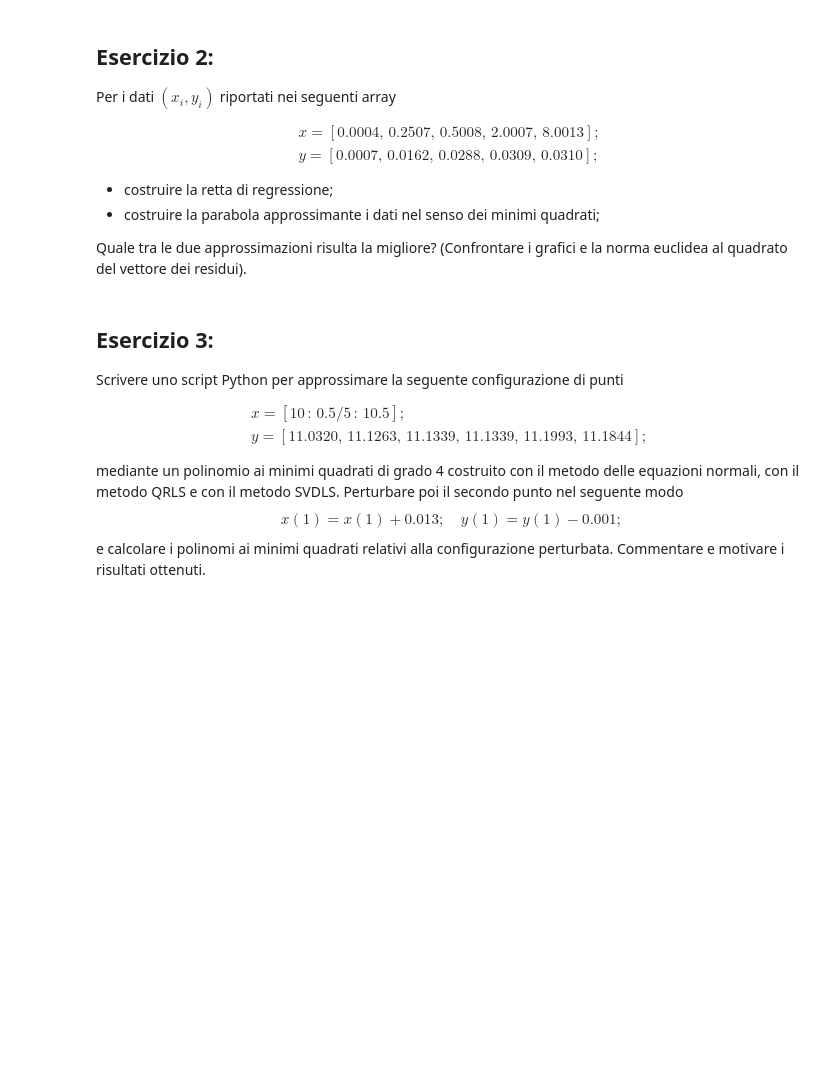
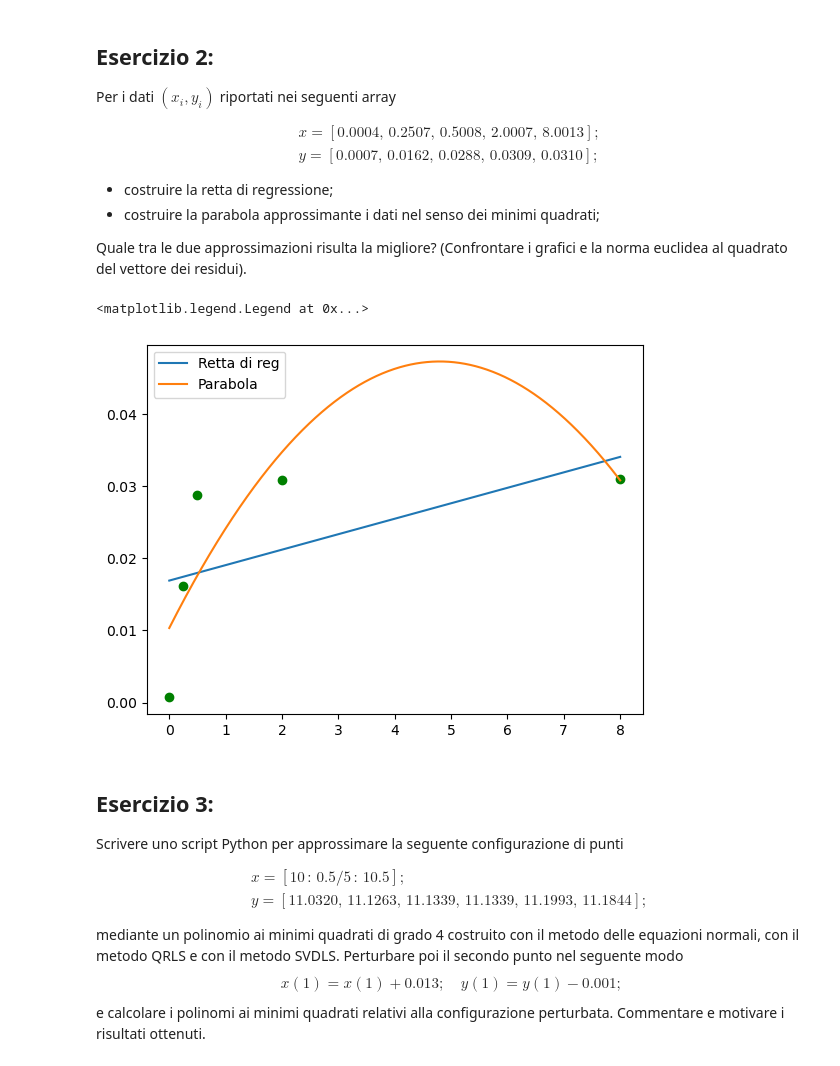
Before and after one commit to alevu3344/EsercitazioniMetodiNumerici, a Jupyter notebook: Lezione_10/Ese10_REDO.ipynb, the cells around one changed output. Drawn from its saved outputs; the diff is of its cells as text; code cells hidden in the pictures; blank space fills up the shorter version.

```diff
--- a/Lezione_10/Ese10_REDO.ipynb
+++ b/Lezione_10/Ese10_REDO.ipynb
@@ -92,6 +93,34 @@ $$
 - costruire la parabola approssimante i dati nel senso dei minimi quadrati;
 
 Quale tra le due approssimazioni risulta la migliore? (Confrontare i grafici e la norma euclidea al quadrato del vettore dei residui).
+# %%
+x = np.array([0.0004,  0.2507,  0.5008,  2.0007, 8.0013]  )
+y = np.array([0.0007,  0.0162,  0.0288,  0.0309,  0.0310] )
+
+n1 = 1
+n2 = 2
+gradlib1 = n1+1
+gradlib2 = n2+1
+
+V1 = np.vander(x, increasing=True)[:, :gradlib1]
+V2 = np.vander(x, increasing=True)[:, :gradlib2]
+
+xx = np.linspace(np.min(x), np.max(x), 1000)
+
+alpha_EQN1 = sf.eqnorm(V1, y)
+alpha_EQN2 = sf.eqnorm(V2, y)
+
+yy1 = np.polyval(np.flip(alpha_EQN1), xx)
+yy2 = np.polyval(np.flip(alpha_EQN2), xx)
+
+
+plt.plot(xx, yy1, label='Retta di reg')
+plt.plot(x,y, 'go')
+plt.plot(xx, yy2, label = 'Parabola')
+plt.legend()
+# %% [output]
+<matplotlib.legend.Legend at 0x...>
+[figure, added]
 # %% [markdown]
 ## Esercizio 3:
 Scrivere uno script Python per approssimare la seguente configurazione di punti
```
Also changed, not shown: parts of 18 cells of this notebook, 13 other files.
